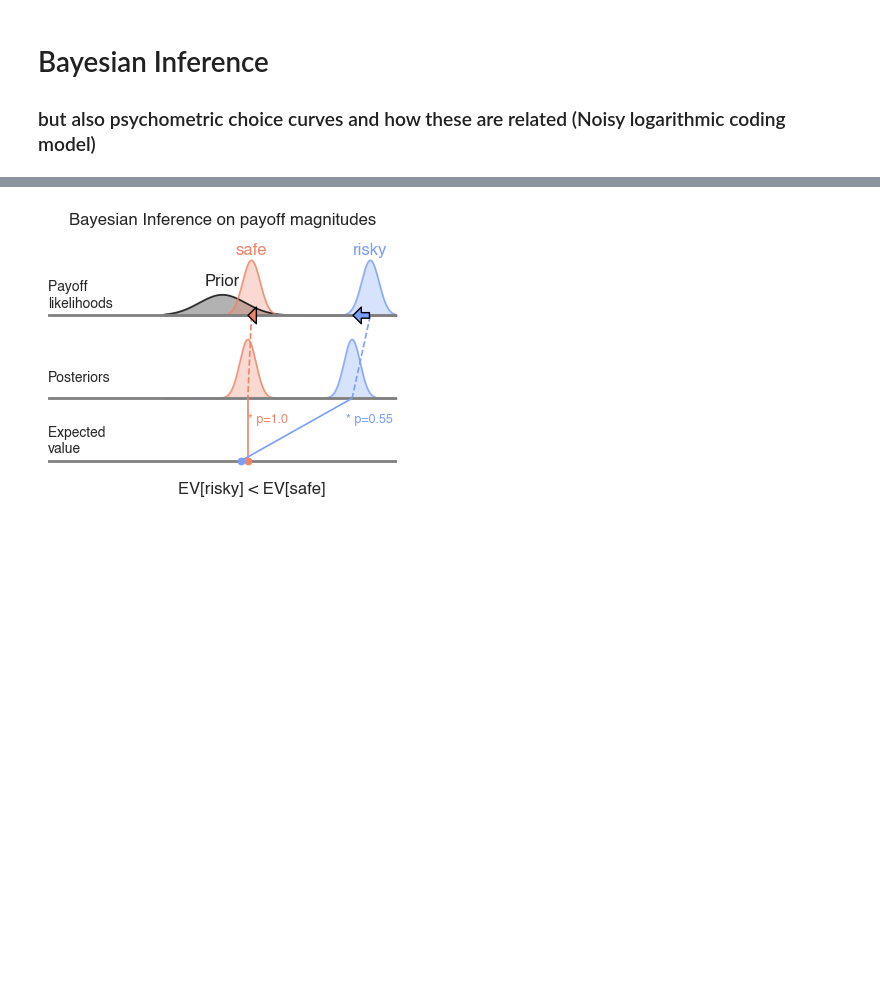
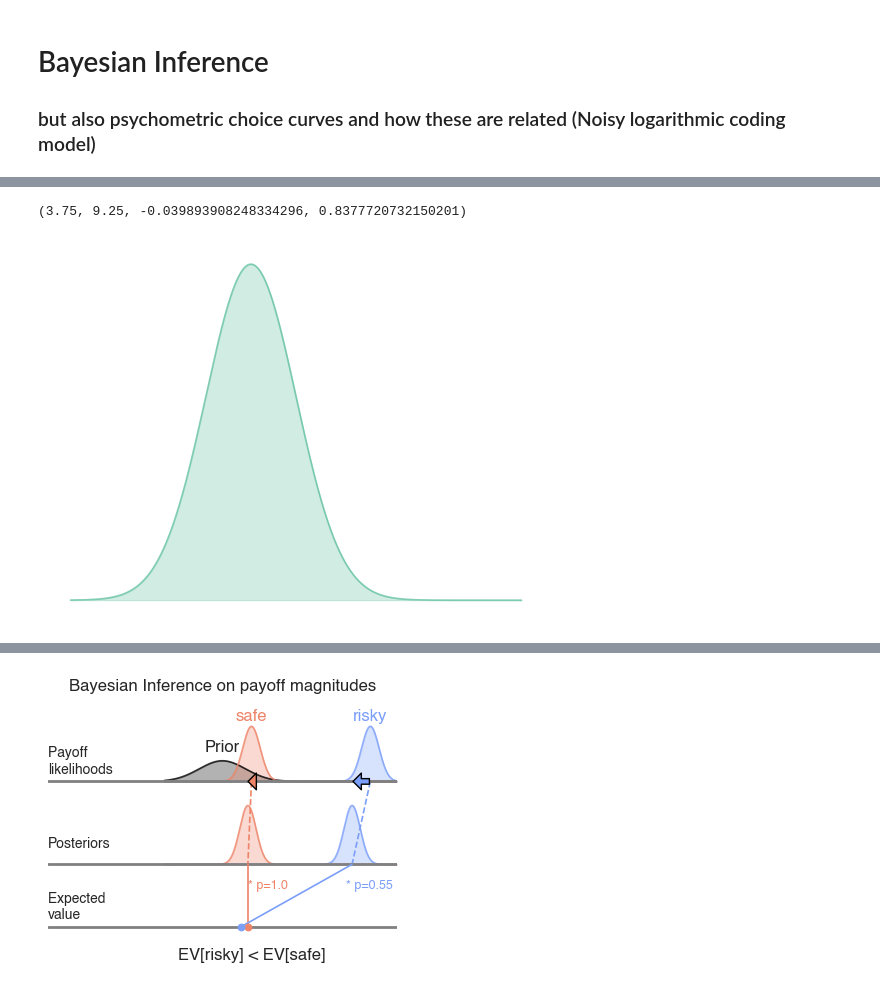
Before and after one commit to mrenke/numrisk, a Jupyter notebook: numrisk/behavior_magjudge/vis_bayInferenceProcess.ipynb, the cells around one changed output, grey strips where cells are left out. Cells and saved outputs as stored; diff of their text form; code cells hidden in the pictures; blank space fills up the shorter version.

```diff
--- a/numrisk/behavior_magjudge/vis_bayInferenceProcess.ipynb
+++ b/numrisk/behavior_magjudge/vis_bayInferenceProcess.ipynb
@@ -128,0 +129,7 @@ plt.savefig(op.join(plot_folder, f'mag_bayInf_largeNumbers.pdf'), bbox_inches='t
+# %%
+plot_dist(6, 0.5, color=palette[0], label='n1')
+ax.annotate('n1', (mu_n1-x_anot_offset, 0.65), ha='center', va='bottom', color=palette[3])
+plt.axis('off')
+# %% [output]
+(3.75, 9.25, -0.039893908248334296, 0.8377720732150201)
+[figure, added]
```
Also changed, not shown: parts of 6 cells of this notebook, 2 other files.
